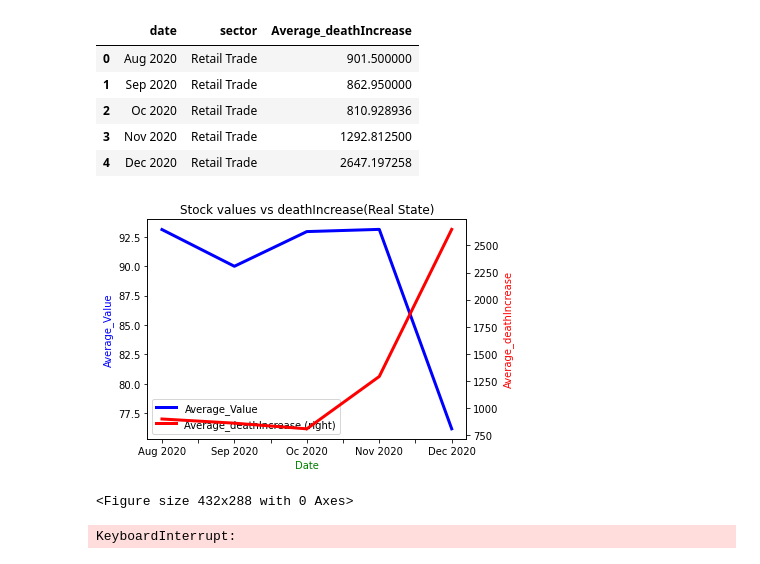
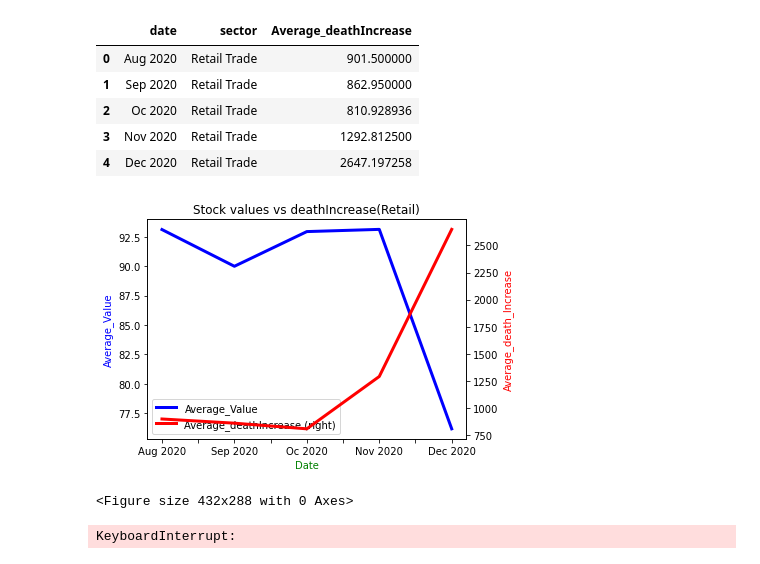
Before and after one commit to joeapodaca/apestogetherstrong, a Jupyter notebook: visualization_deathincrease.ipynb, the cells around one changed output. Drawn from its saved outputs; the diff is of its cells as text; code cells hidden in the pictures.

```diff
--- a/visualization_deathincrease.ipynb
+++ b/visualization_deathincrease.ipynb
@@ -434,29 +434,29 @@ retail_positive.head()
 # %%
 
 ax = retail_df.plot(kind = 'line', x = 'date',
                   y = 'Average_Value', color = 'Blue',
                   linewidth = 3)
 
 ax2 = retail_positive.plot(kind = 'line', x = 'date',
                    y = 'Average_deathIncrease', secondary_y = True,
                    color = 'Red',  linewidth = 3,
                    ax = ax)
-plt.title('Stock values vs deathIncrease(Real State)')
+plt.title('Stock values vs deathIncrease(Retail)')
 
 #labeling x and y-axis
 ax.set_xlabel('Date', color = 'g')
 ax.set_ylabel('Average_Value', color = "b")
-ax2.set_ylabel('Average_deathIncrease', color = 'r')
+ax2.set_ylabel('Average_death_Increase', color = 'r')
 
 #defining display layout
 plt.tight_layout()
 
 #show plot
 plt.show()
 
-plt.savefig('Stock values vs deathIncrease(Real State)')
+plt.savefig('Stock values vs deathIncrease(Retail)')
 # %% [output]
-[figure, old version]
+[figure, new version]
 <Figure size 432x288 with 0 Axes>
 # %%
 #x_axis = df_sector["date"]
```
Also changed, not shown: parts of 1 cell of this notebook, 2 other files.
